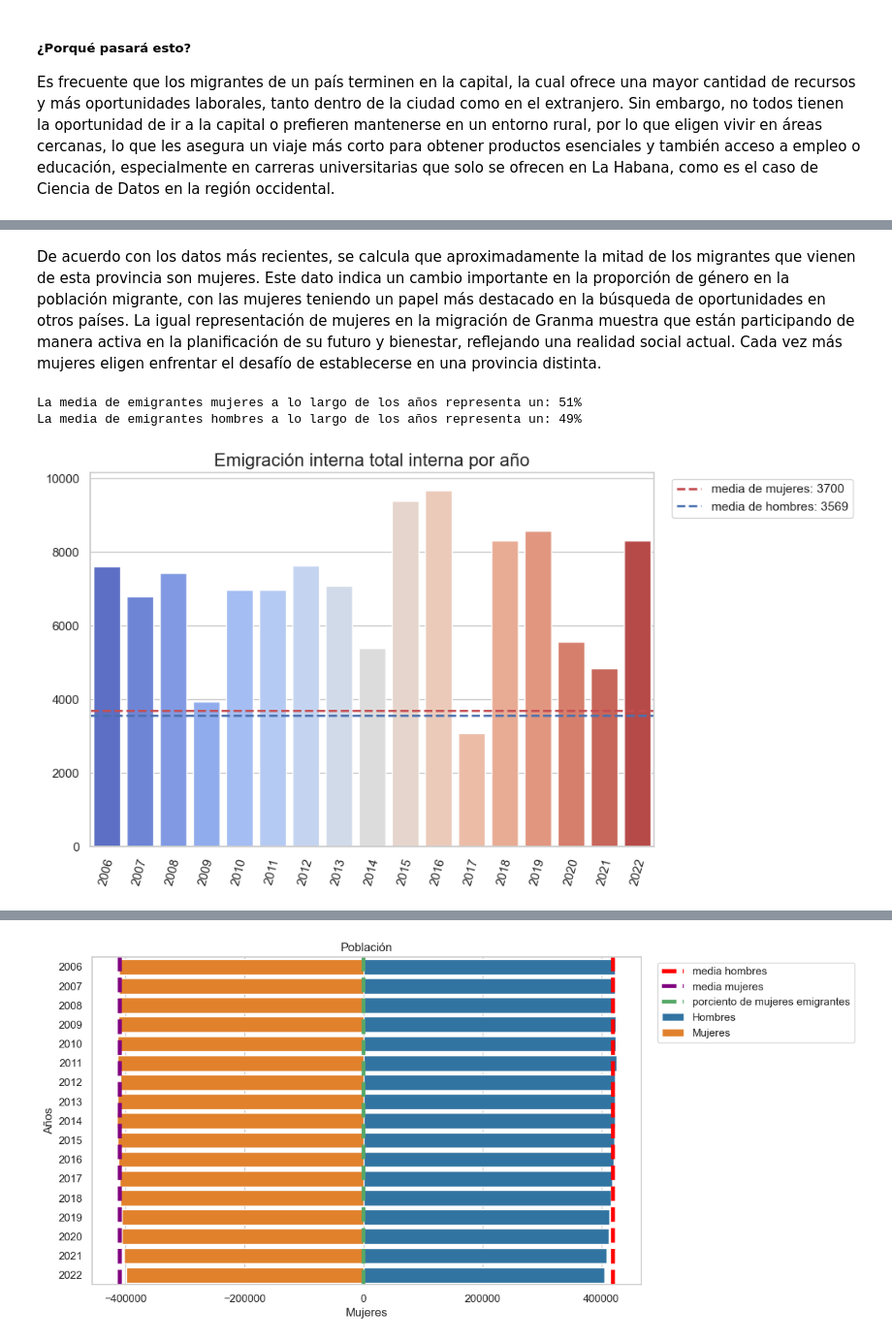
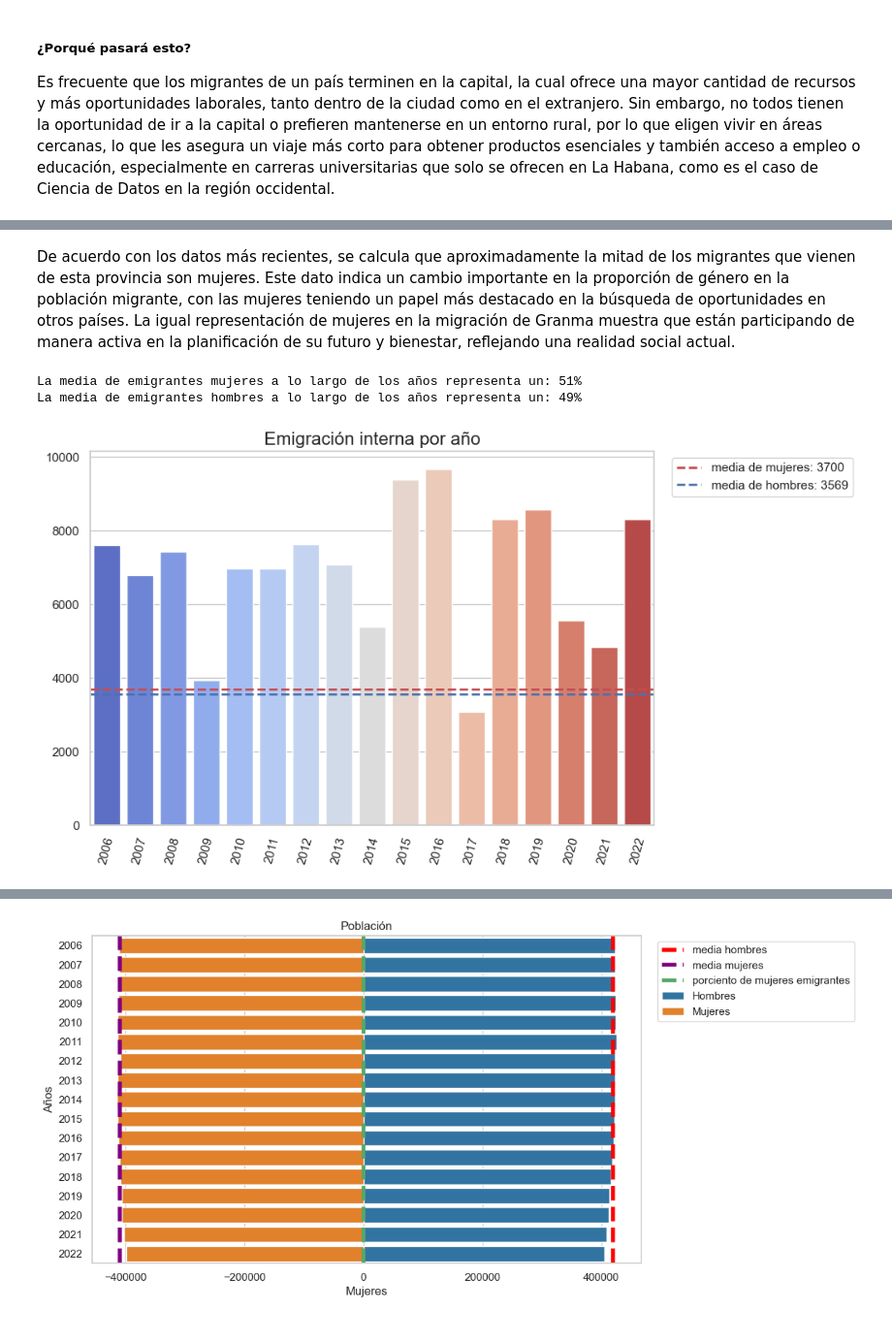
Before and after one commit to ALbertE03/ALbertICD, a Jupyter notebook: Proyecto Final de ICD/ICD.ipynb, the cells around one changed output, grey strips where cells are left out. Shown: that part at 97% size. Drawn from its saved outputs; the diff is of its cells as text; code cells hidden in the pictures.

```diff
--- a/Proyecto Final de ICD/ICD.ipynb
+++ b/Proyecto Final de ICD/ICD.ipynb
@@ -86,7 +86,7 @@ fig.update_xaxes(title_text = 'Años')
 # %% [markdown]
 
 De acuerdo con los datos más recientes, se calcula que aproximadamente la mitad de los migrantes que vienen de esta provincia son mujeres. Este dato indica un cambio importante en la proporción de género en la población migrante, con las mujeres teniendo un papel más destacado en la búsqueda de oportunidades en otros países.
-La igual representación de mujeres en la migración de Granma muestra que están participando de manera activa en la planificación de su futuro y bienestar, reflejando una realidad social actual. Cada vez más mujeres eligen enfrentar el desafío de establecerse en una provincia distinta.
+La igual representación de mujeres en la migración de Granma muestra que están participando de manera activa en la planificación de su futuro y bienestar, reflejando una realidad social actual.
 # %%
 #transpuesta
 sumaH_M = sumaH_M.T
@@ -99,35 +99,35 @@ totalM = proviMT.sum(axis = 1)
 #restamos total-total de mujeres y obtenemos el total de los hombres en cada año
 totalH = total-totalM
 #calcuamos la media de hombres y mujeres
 mediaH = round(np.mean(totalH))
 mediaM = round(np.mean(totalM))
 #media del porciento de mujeres y hombres y despues lo redondeo
 porcientoM = round(((totalM/total)*100).mean())
 porcientoH = round(((totalH/total)*100).mean())
 
 print(f"La media de emigrantes mujeres a lo largo de los años representa un: {porcientoM}%")
 print(f"La media de emigrantes hombres a lo largo de los años representa un: {porcientoH}%")
 #ajustamos el tamaño de la gráfica
 plt.figure(figsize = (9, 6))
 sns.barplot(x = [x for x in granma['años']if x >= 2006],y = totalMigrantes, palette = "coolwarm")
 # Obtener los ejes actuales
 ax = plt.gca()
 #Configurar el ángulo de rotación en el eje x
 ax.set_xticklabels(ax.get_xticklabels(), rotation = 75)
 #añadimos titulo
-plt.title('Emigración interna total interna por año', fontsize = 16)
+plt.title('Emigración interna por año', fontsize = 16)
 #agregamos las medias al gráfico
 plt.axhline(y = mediaM, color = 'r', linestyle = '--', linewidth = 2,label = f"media de mujeres: {mediaM}")
 plt.axhline(y = mediaH, color = 'b', linestyle = '--', linewidth = 2,label = f"media de hombres: {mediaH}")
 
 #mostramos la leyenda
 plt.legend(bbox_to_anchor = (1.02, 1), loc = 'upper left')
 #mostramos el gráfico
 plt.show()
 # %% [output]
 La media de emigrantes mujeres a lo largo de los años representa un: 51%
 La media de emigrantes hombres a lo largo de los años representa un: 49%
-[figure, old version]
+[figure, new version]
 # %% [markdown]
 #### ¿Serán cifras importantes?
 
```
Also changed, not shown: parts of 2 cells of this notebook, 1 other file.
